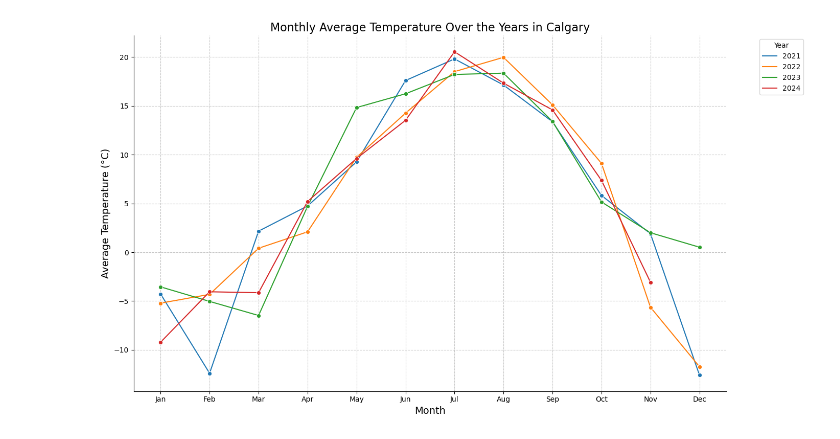
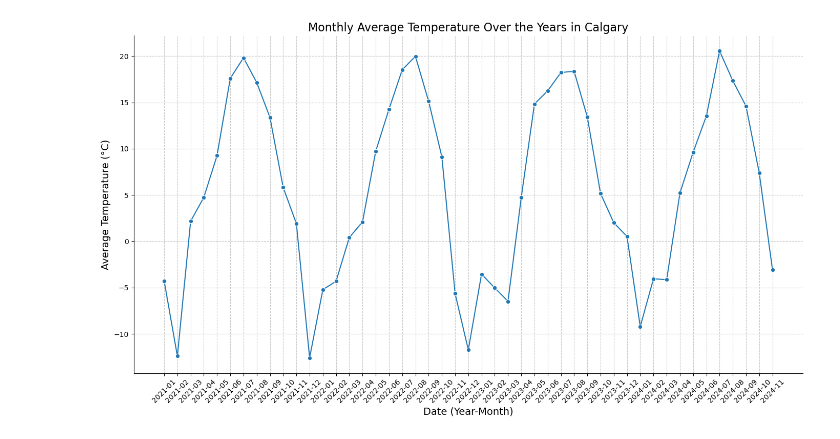
Before and after one commit to FaresElsaid/https---github.com-Ashar-H7-ENME-510, a Jupyter notebook: Weather_data.ipynb, the cells around one changed output. Drawn from its saved outputs; the diff is of its cells as text; code cells hidden in the pictures.

```diff
--- a/Weather_data.ipynb
+++ b/Weather_data.ipynb
@@ -1,27 +1,30 @@
 # %%
 import pandas as pd
 import seaborn as sns
 import matplotlib.pyplot as plt
 
+# Load the CSV file into a DataFrame
 df = pd.read_csv('weatherstats_calgary_daily (1).csv')
 
+# Convert the 'date' column to datetime format
 df['date'] = pd.to_datetime(df['date'])
 
-df['year'] = df['date'].dt.year
-df['month'] = df['date'].dt.month
+# Extract the year and month from the 'date' column
+df['year_month'] = df['date'].dt.to_period('M').astype(str)
 
-monthly_avg_temp_over_years = df.groupby(['year', 'month'])['avg_temperature'].mean().reset_index()
+# Calculate the average temperature for each month over the years
+monthly_avg_temp_over_years = df.groupby('year_month')['avg_temperature'].mean().reset_index()
 
+# Plot the monthly data over the years using seaborn
 plt.figure(figsize=(14, 8))
-sns.lineplot(data=monthly_avg_temp_over_years, x='month', y='avg_temperature', hue='year', marker='o', palette='tab10')
+sns.lineplot(data=monthly_avg_temp_over_years, x='year_month', y='avg_temperature', marker='o', palette='tab10')
 plt.title('Monthly Average Temperature Over the Years in Calgary', fontsize=16)
-plt.xlabel('Month', fontsize=14)
+plt.xlabel('Date (Year-Month)', fontsize=14)
 plt.ylabel('Average Temperature (°C)', fontsize=14)
-plt.xticks(range(1, 13), ['Jan', 'Feb', 'Mar', 'Apr', 'May', 'Jun', 'Jul', 'Aug', 'Sep', 'Oct', 'Nov', 'Dec'])
+plt.xticks(rotation=45)
 plt.grid(True, linestyle='--', alpha=0.7)
-plt.legend(title='Year', bbox_to_anchor=(1.05, 1), loc='upper left')
 sns.despine()
 plt.tight_layout()
 plt.show()
 # %% [output]
-[figure, old version]
+[figure, new version]
```
